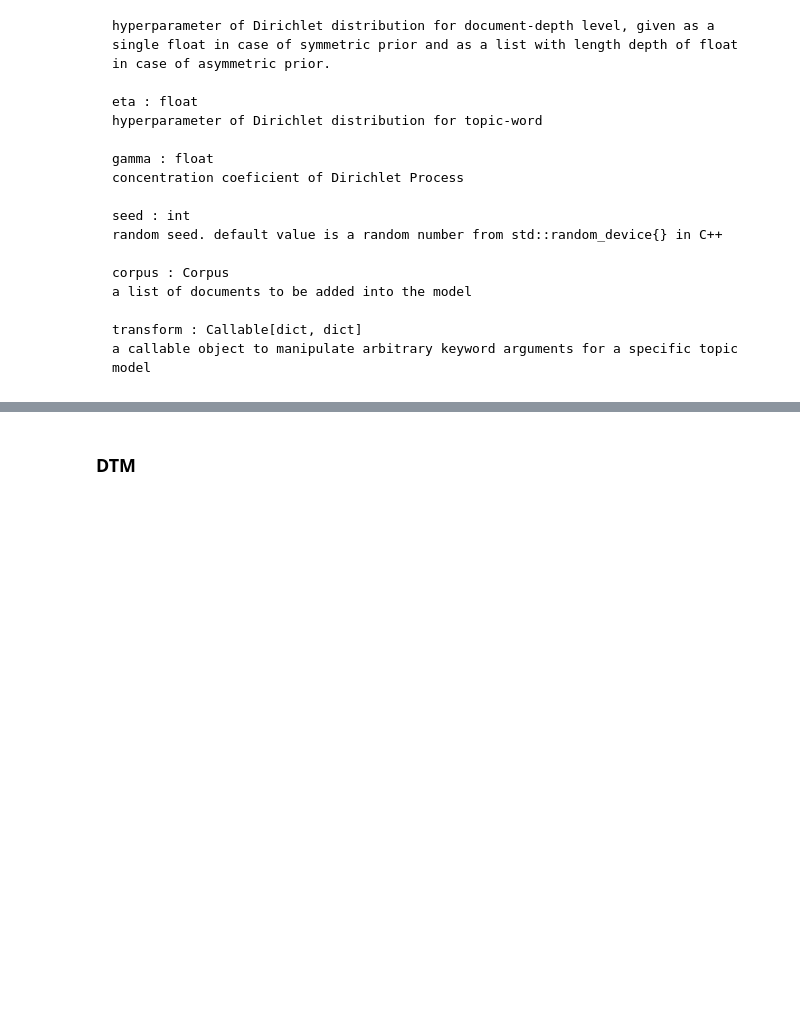
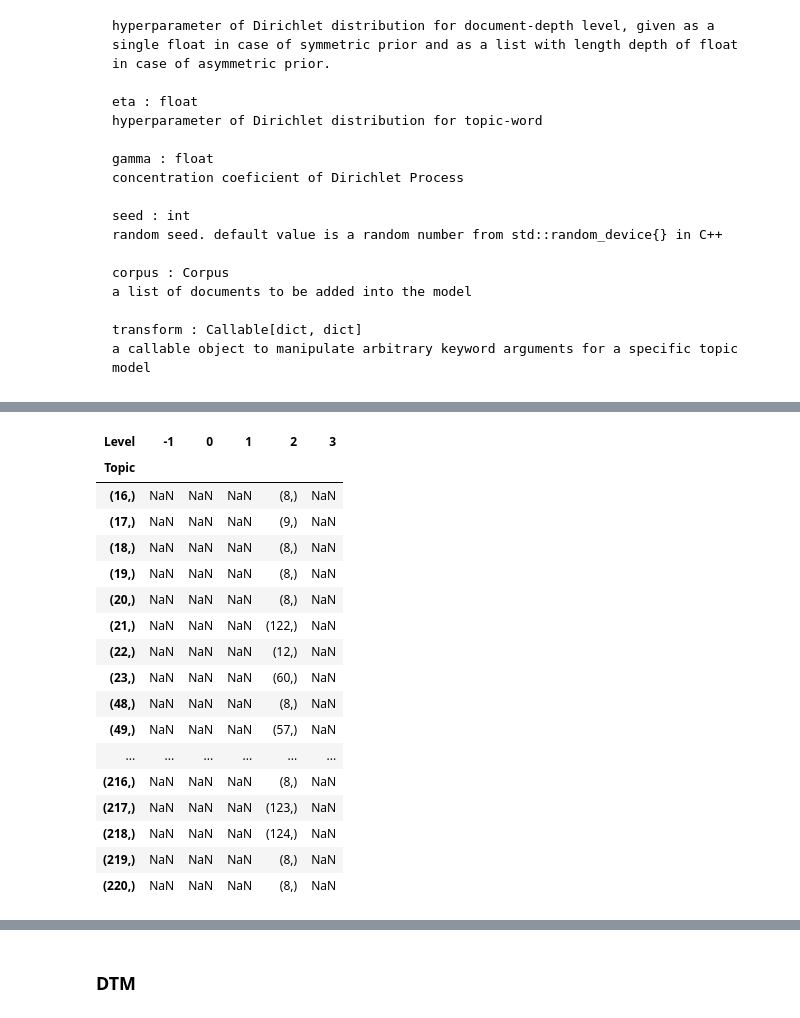
Before and after one commit to recmera/transformers-news-analysis, a Jupyter notebook: notebooks/1.topic-modeling/04-tomotopy.ipynb, the cells around one changed output, grey strips where cells are left out. Cells and saved outputs as stored; diff of their text form; code cells hidden in the pictures; blank space fills up the shorter version.

```diff
--- a/notebooks/1.topic-modeling/04-tomotopy.ipynb
+++ b/notebooks/1.topic-modeling/04-tomotopy.ipynb
@@ -184,0 +253,21 @@ for parent_topic in parent_topic:
+# %%
+pivoted_h[~pivoted_h['2'].isnull()]
+# %% [output]
+| Level | -1 | 0 | 1 | 2 | 3 |
+| Topic |  |  |  |  |  |
+| (16,) | NaN | NaN | NaN | (8,) | NaN |
+| (17,) | NaN | NaN | NaN | (9,) | NaN |
+| (18,) | NaN | NaN | NaN | (8,) | NaN |
+| (19,) | NaN | NaN | NaN | (8,) | NaN |
+| (20,) | NaN | NaN | NaN | (8,) | NaN |
+| (21,) | NaN | NaN | NaN | (122,) | NaN |
+| (22,) | NaN | NaN | NaN | (12,) | NaN |
+| (23,) | NaN | NaN | NaN | (60,) | NaN |
+| (48,) | NaN | NaN | NaN | (8,) | NaN |
+| (49,) | NaN | NaN | NaN | (57,) | NaN |
+| ... | ... | ... | ... | ... | ... |
+| (216,) | NaN | NaN | NaN | (8,) | NaN |
+| (217,) | NaN | NaN | NaN | (123,) | NaN |
+| (218,) | NaN | NaN | NaN | (124,) | NaN |
+| (219,) | NaN | NaN | NaN | (8,) | NaN |
+| (220,) | NaN | NaN | NaN | (8,) | NaN |
```
Also changed, not shown: parts of 17 cells of this notebook, 1 other file.
